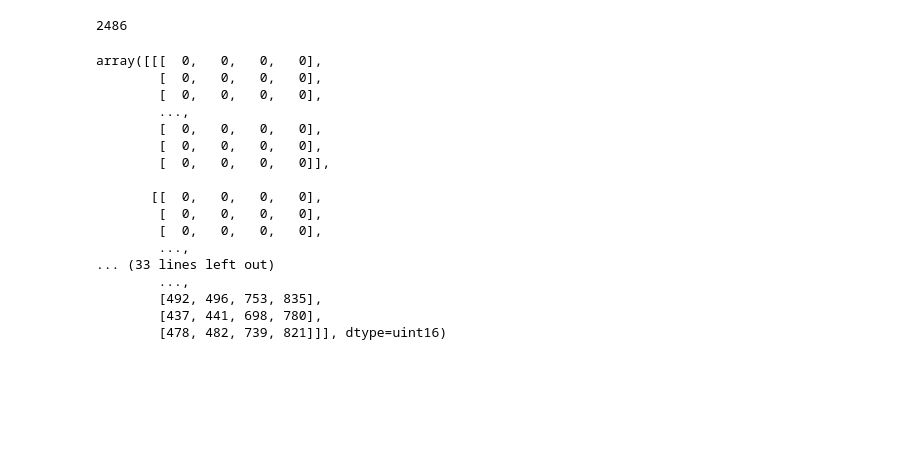
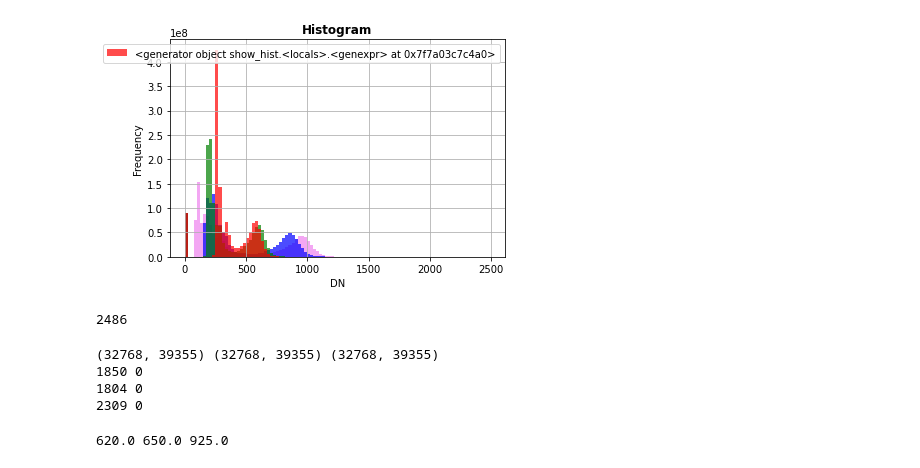
Before and after one commit to KMacfarlaneGreen/mres_whales, a Jupyter notebook: notebooks/exploratory/Normalization0.1.ipynb, the cells around one changed output. Drawn from its saved outputs; the diff is of its cells as text; code cells hidden in the pictures; blank space fills up the shorter version.

```diff
--- a/notebooks/exploratory/Normalization0.1.ipynb
+++ b/notebooks/exploratory/Normalization0.1.ipynb
@@ -20,4 +21,12 @@ import tifffile as tiff
 # %%
 liebre1_image_path = "/gws/nopw/j04/ai4er/users/kmgreen/data/liebrepansharp.tif"
 liebre1_box_path = "/gws/nopw/j04/ai4er/users/kmgreen/data/liebre1_boxes.geojson"
+# %%
+#visualise histogram:
+
+rasterio_image = rasterio.open(liebre1_image_path)
+# %%
+show_hist(rasterio_image, bins = 100 , lw=0.0, stacked = False, alpha=0.7, histtype= 'stepfilled')
+# %% [output]
+[figure, added]
 # %%
@@ -25,22 +35,5 @@ image_array = tiff.imread(liebre1_image_path)
 # %%
 print(image_array.max())
-image_array
+#image_array
 # %% [output]
 2486
-array([[[  0,   0,   0,   0],
-        [  0,   0,   0,   0],
-        [  0,   0,   0,   0],
-        ...,
-        [  0,   0,   0,   0],
-        [  0,   0,   0,   0],
-        [  0,   0,   0,   0]],
-
-       [[  0,   0,   0,   0],
-        [  0,   0,   0,   0],
-        [  0,   0,   0,   0],
-        ...,
-... (33 lines left out)
-        ...,
-        [492, 496, 753, 835],
-        [437, 441, 698, 780],
-        [478, 482, 739, 821]]], dtype=uint16)
@@ -47 +45,19 @@ array([[[  0,   0,   0,   0],
+# %%
+#chack shapes and max/min values)
+print(red.shape, green.shape, blue.shape)
+print(red.max(),red.min())
+print(green.max(),green.min())
+print(blue.max(),blue.min())
+# %% [output]
+(32768, 39355) (32768, 39355) (32768, 39355)
+1850 0
+1804 0
+2309 0
+# %%
+red_95th = np.percentile(red,95)
+green_95th = np.percentile(green,95)
+blue_95th = np.percentile(blue,95)
+print(red_95th,green_95th,blue_95th)
+# %% [output]
+620.0 650.0 925.0
 # %%
```
Also changed, not shown: parts of 21 cells of this notebook, 2 other files.
